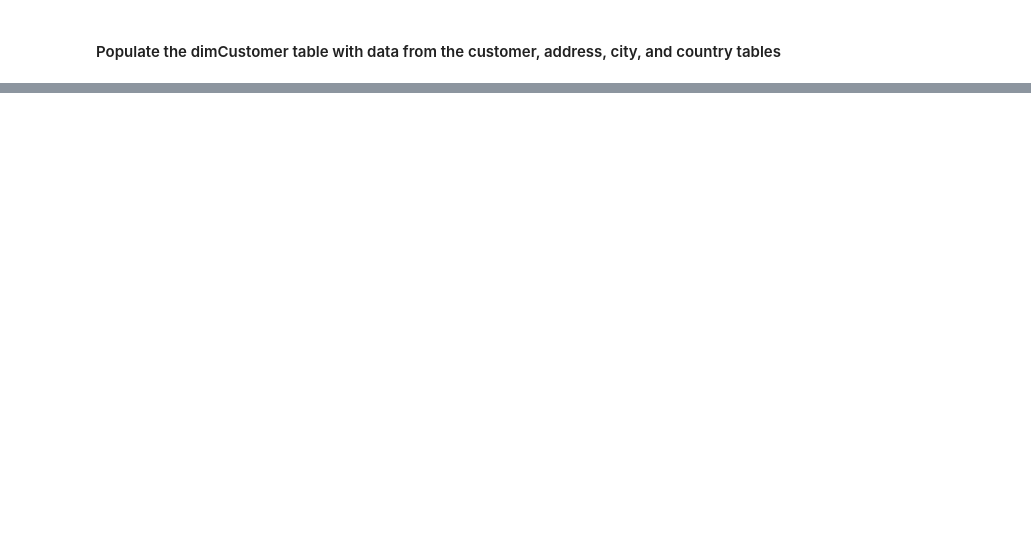
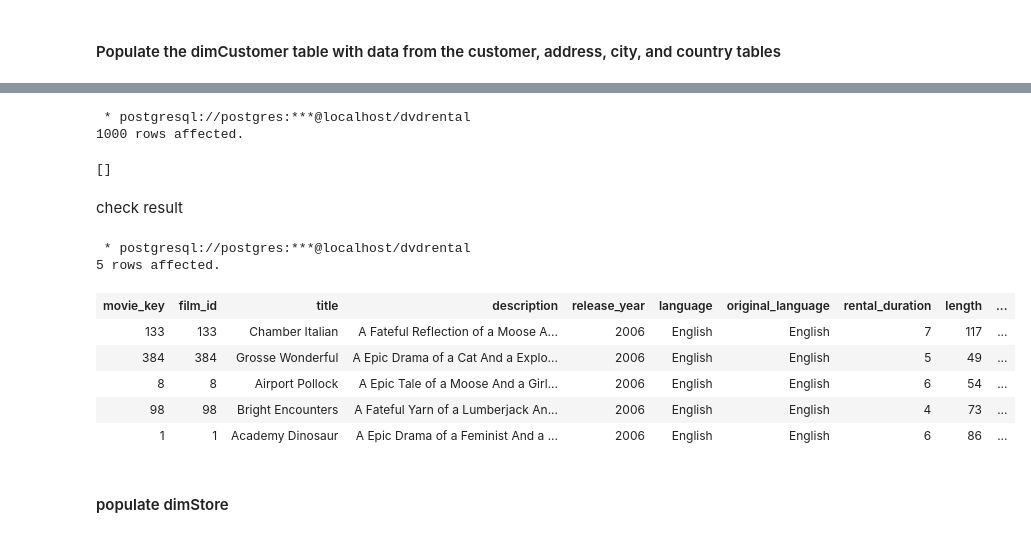
Before and after one commit to tienlepham094/python, a Jupyter notebook: Data Warehouse/Data Warehouse1.ipynb, the cells around one changed output, grey strips where cells are left out. Drawn from its saved outputs; the diff is of its cells as text; code cells hidden in the pictures; blank space fills up the shorter version.

```diff
--- a/Data Warehouse/Data Warehouse1.ipynb
+++ b/Data Warehouse/Data Warehouse1.ipynb
@@ -364,0 +444,40 @@ LIMIT 5;
+# %%
+%%sql
+INSERT INTO dimmovie(movie_key, film_id, title, description, release_year,
+                    language, original_language, rental_duration, length, rating,
+                    special_features)
+SELECT f.film_id AS movie_key,
+        f.film_id,
+        f.title,
+        f.description,
+        f.release_year,
+        l.name AS language,
+        l.name AS original_language,
+        f.rental_duration,
+        f.length,
+        f.rating,
+        f.special_features
+FROM film f
+INNER JOIN language l
+ON l.language_id = f.language_id
+# %% [output]
+ * postgresql://postgres:***@localhost/dvdrental
+1000 rows affected.
+[]
+# %% [markdown]
+check result
+# %%
+%%sql
+SELECT * FROM dimmovie
+LIMIT 5;
+# %% [output]
+ * postgresql://postgres:***@localhost/dvdrental
+5 rows affected.
+| movie_key | film_id | title | description | release_year | language | original_language | rental_duration | length | ... |
+| 133 | 133 | Chamber Italian | A Fateful Reflection of a Moose A... | 2006 | English | English | 7 | 117 | ... |
+| 384 | 384 | Grosse Wonderful | A Epic Drama of a Cat And a Explo... | 2006 | English | English | 5 | 49 | ... |
+| 8 | 8 | Airport Pollock | A Epic Tale of a Moose And a Girl... | 2006 | English | English | 6 | 54 | ... |
+| 98 | 98 | Bright Encounters | A Fateful Yarn of a Lumberjack An... | 2006 | English | English | 4 | 73 | ... |
+| 1 | 1 | Academy Dinosaur | A Epic Drama of a Feminist And a ... | 2006 | English | English | 6 | 86 | ... |
+# %% [markdown]
+#### populate dimStore
```
Also changed, not shown: parts of 18 cells of this notebook.
